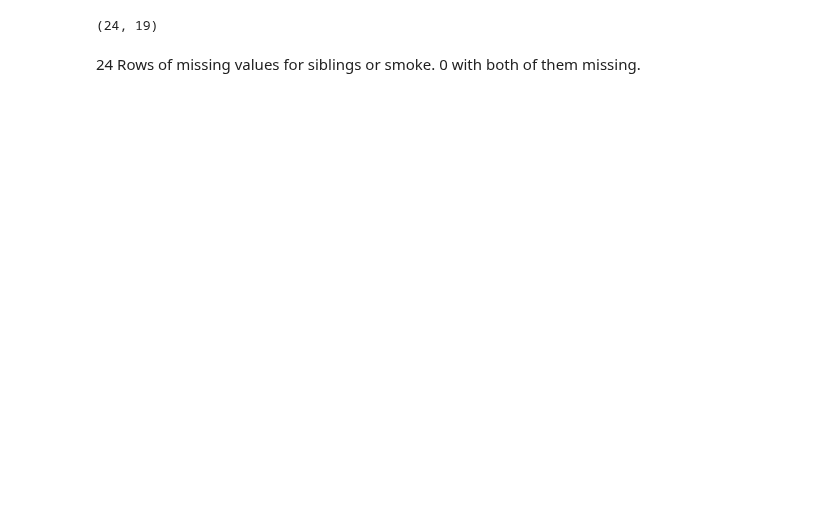
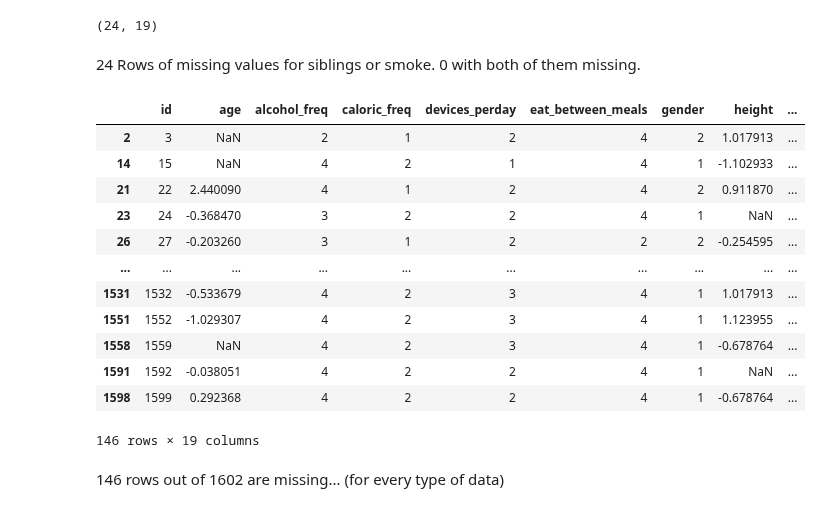
Before and after one commit to 0xMarc0s/IMS_ML_project, a Jupyter notebook: Preliminary Notebooks/df preparation.ipynb, the cells around one changed output. Cells and saved outputs as stored; diff of their text form; code cells hidden in the pictures; blank space fills up the shorter version.

```diff
--- a/Preliminary Notebooks/df preparation.ipynb
+++ b/Preliminary Notebooks/df preparation.ipynb
@@ -291,0 +334,18 @@ df.isna().query("siblings | smoke").shape
+# %%
+df.loc[df.isna().any(axis=1)]
+# %% [output]
+|  | id | age | alcohol_freq | caloric_freq | devices_perday | eat_between_meals | gender | height | ... |
+| 2 | 3 | NaN | 2 | 1 | 2 | 4 | 2 | 1.017913 | ... |
+| 14 | 15 | NaN | 4 | 2 | 1 | 4 | 1 | -1.102933 | ... |
+| 21 | 22 | 2.440090 | 4 | 1 | 2 | 4 | 2 | 0.911870 | ... |
+| 23 | 24 | -0.368470 | 3 | 2 | 2 | 4 | 1 | NaN | ... |
+| 26 | 27 | -0.203260 | 3 | 1 | 2 | 2 | 2 | -0.254595 | ... |
+| ... | ... | ... | ... | ... | ... | ... | ... | ... | ... |
+| 1531 | 1532 | -0.533679 | 4 | 2 | 3 | 4 | 1 | 1.017913 | ... |
+| 1551 | 1552 | -1.029307 | 4 | 2 | 3 | 4 | 1 | 1.123955 | ... |
+| 1558 | 1559 | NaN | 4 | 2 | 3 | 4 | 1 | -0.678764 | ... |
+| 1591 | 1592 | -0.038051 | 4 | 2 | 2 | 4 | 1 | NaN | ... |
+| 1598 | 1599 | 0.292368 | 4 | 2 | 2 | 4 | 1 | -0.678764 | ... |
+146 rows × 19 columns
+# %% [markdown]
+146 rows out of 1602 are missing... (for every type of data)
```
Also changed, not shown: parts of 53 cells of this notebook, 1 other file.
